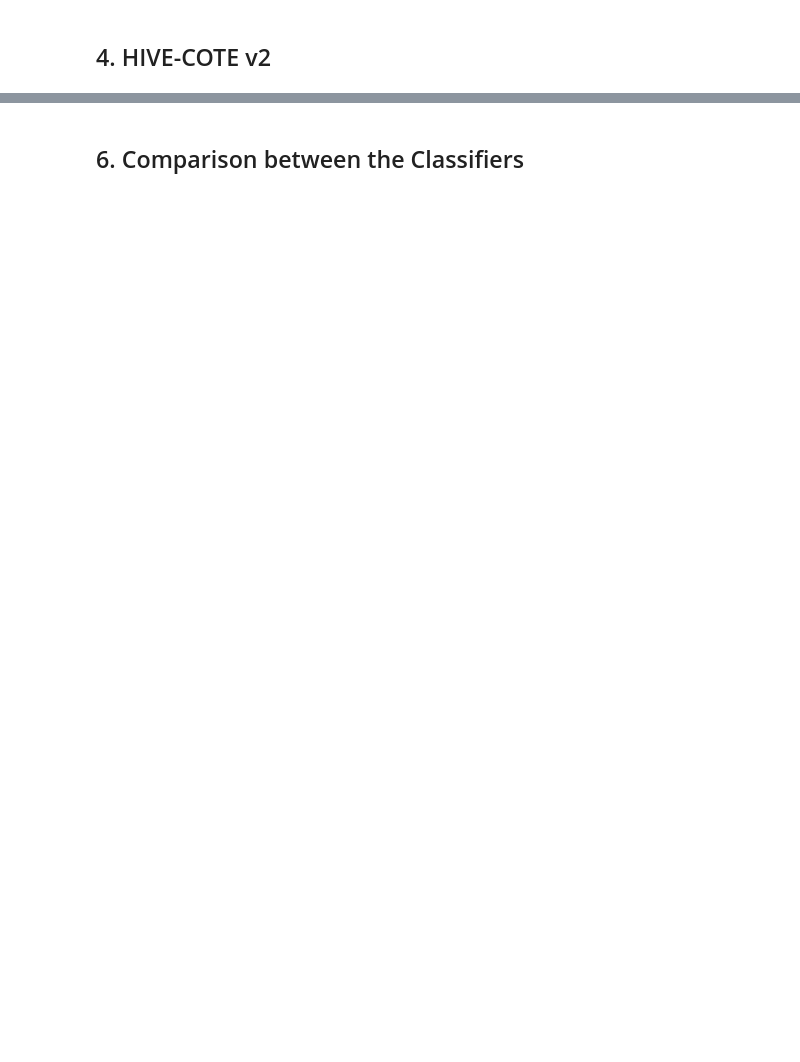
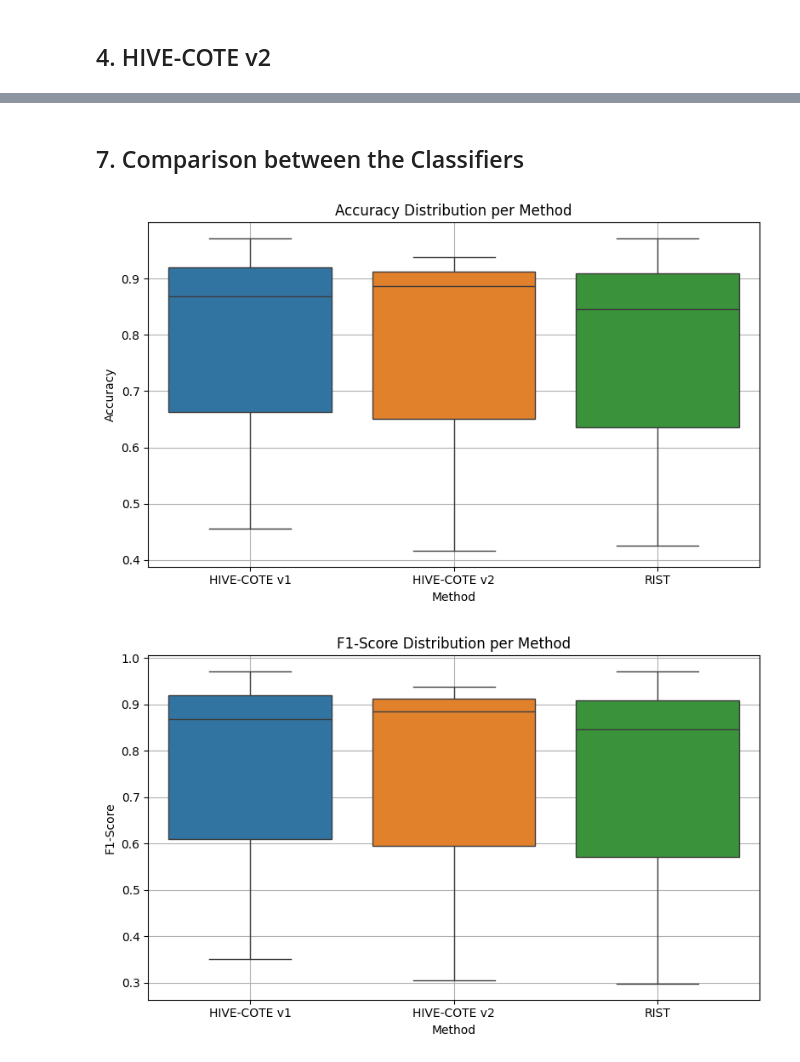
Before and after one commit to bzamith/PhDStudies, a Jupyter notebook: studies/tsc_algorithms/10_Ensembles.ipynb, the cells around one changed output, grey strips where cells are left out. Cells and saved outputs as stored; diff of their text form; code cells hidden in the pictures; blank space fills up the shorter version.

```diff
--- a/studies/tsc_algorithms/10_Ensembles.ipynb
+++ b/studies/tsc_algorithms/10_Ensembles.ipynb
@@ -64,2 +338,42 @@ for dataset_name in DATASET_NAMES:
 # %% [markdown]
-## 6. Comparison between the Classifiers
+## 7. Comparison between the Classifiers
+# %%
+datasets = list(accuracy_dict.keys())
+methods = list(next(iter(accuracy_dict.values())).keys())
+
+def prepare_long_format(metric_dict, metric_name):
+    records = []
+    for ds in datasets:
+        for method in methods:
+            val = metric_dict[ds][method]
+            if isinstance(val, (int, float)):
+                records.append({
+                    "Dataset": ds,
+                    "Method": method,
+                    "Metric": float(val),
+                    "Type": metric_name
+                })
+    return pd.DataFrame(records)
+
+df_accuracy = prepare_long_format(accuracy_dict, "Accuracy")
+df_f1 = prepare_long_format(f1_score_dict, "F1-Score")
+df_duration = prepare_long_format(duration_dict, "Duration (s)")
+
+df_all = pd.concat([df_accuracy, df_f1, df_duration], ignore_index=True)
+
+def plot_boxplot(df, title, ylabel):
+    plt.figure(figsize=(8, 5))
+    sns.boxplot(data=df, x="Method", y="Metric", hue="Method")
+    plt.title(title)
+    plt.ylabel(ylabel)
+    plt.xlabel("Method")
+    plt.grid(True)
+    plt.tight_layout()
+    plt.show()
+
+plot_boxplot(df_accuracy, "Accuracy Distribution per Method", "Accuracy")
+plot_boxplot(df_f1, "F1-Score Distribution per Method", "F1-Score")
+plot_boxplot(df_duration, "Duration Distribution per Method", "Time (s)")
+# %% [output]
+[figure, added]
+[figure, added]
```
Also changed, not shown: parts of 28 cells of this notebook, 5 other files.
